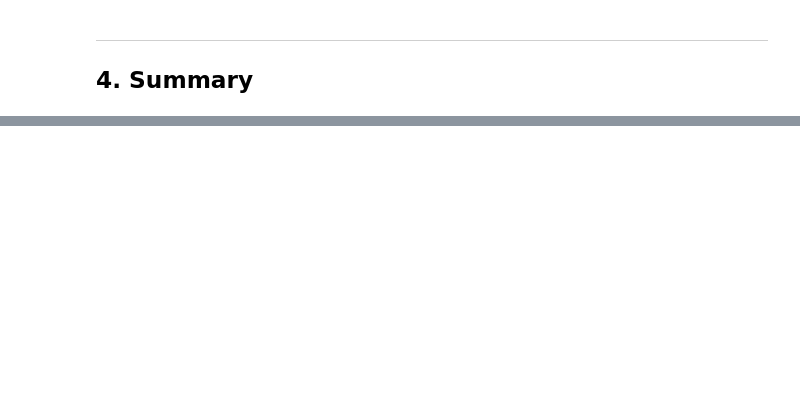
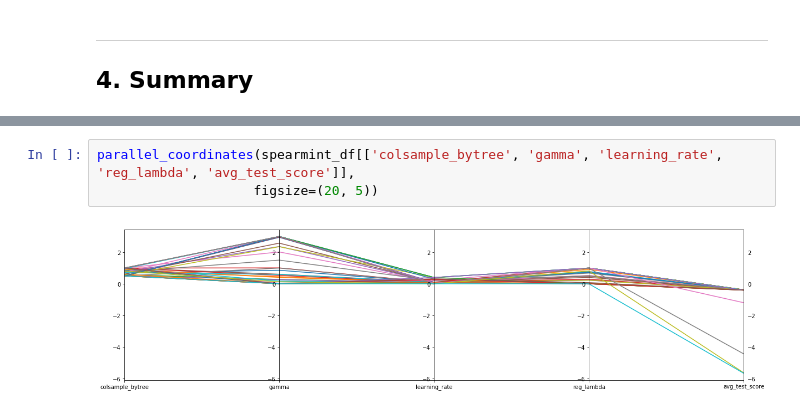
Before and after one commit to cebes/hyper-optimizer, a Jupyter notebook: nyc_taxi_duration/main.ipynb, the cells around one changed output, grey strips where cells are left out. Drawn from its saved outputs; the diff is of its cells as text; blank space fills up the shorter version.

```diff
--- a/nyc_taxi_duration/main.ipynb
+++ b/nyc_taxi_duration/main.ipynb
@@ -859,0 +888,5 @@ result_df
+# %%
+parallel_coordinates(spearmint_df[['colsample_bytree', 'gamma', 'learning_rate', 'reg_lambda', 'avg_test_score']],
+                    figsize=(20, 5))
+# %% [output]
+[figure, added]
```
Also changed, not shown: parts of 10 cells of this notebook, 1 other file.
